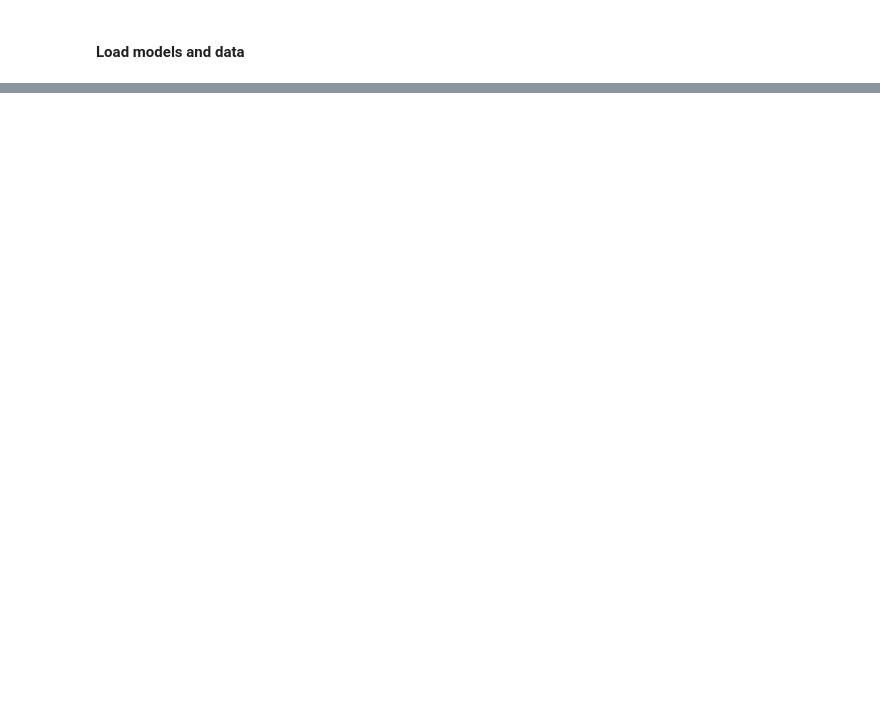
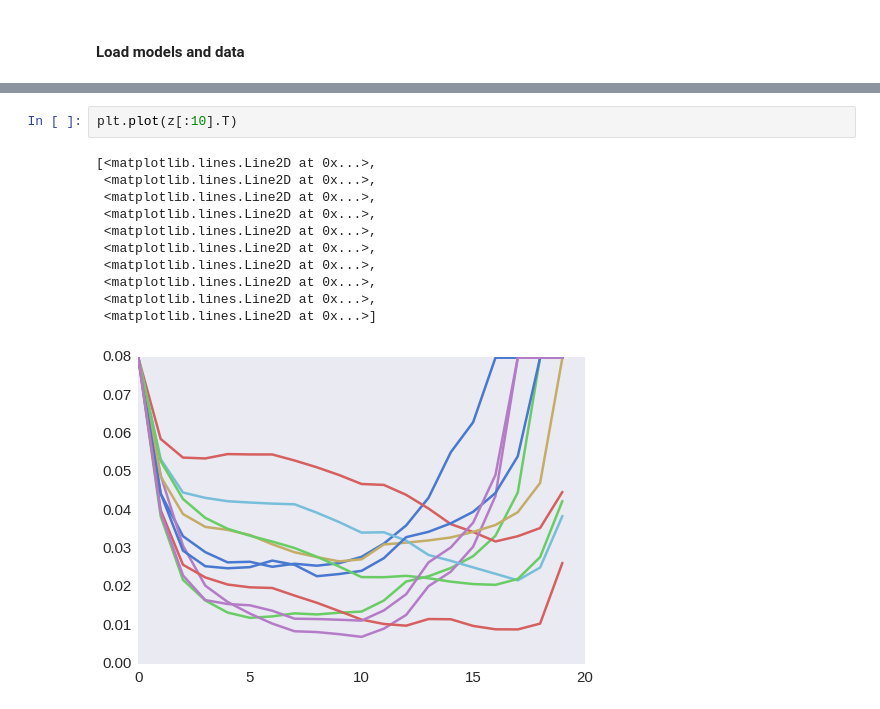
Before and after one commit to EderSantana/autocorrentropy, a Jupyter notebook: acf.ipynb, the cells around one changed output, grey strips where cells are left out. Saved outputs shown, nothing was run; the diff lists cells and outputs as text; blank space fills up the shorter version.

```diff
--- a/acf.ipynb
+++ b/acf.ipynb
@@ -89,3 +209,17 @@ labels = labels.astype('int')
+# %%
+plt.plot(z[:10].T)
+# %% [output]
+[<matplotlib.lines.Line2D at 0x...>,
+ <matplotlib.lines.Line2D at 0x...>,
+ <matplotlib.lines.Line2D at 0x...>,
+ <matplotlib.lines.Line2D at 0x...>,
+ <matplotlib.lines.Line2D at 0x...>,
+ <matplotlib.lines.Line2D at 0x...>,
+ <matplotlib.lines.Line2D at 0x...>,
+ <matplotlib.lines.Line2D at 0x...>,
+ <matplotlib.lines.Line2D at 0x...>,
+ <matplotlib.lines.Line2D at 0x...>]
+[figure, added]
 # %%
 from sklearn.manifold.t_sne import TSNE
 
```
Also changed, not shown: parts of 27 cells of this notebook.
